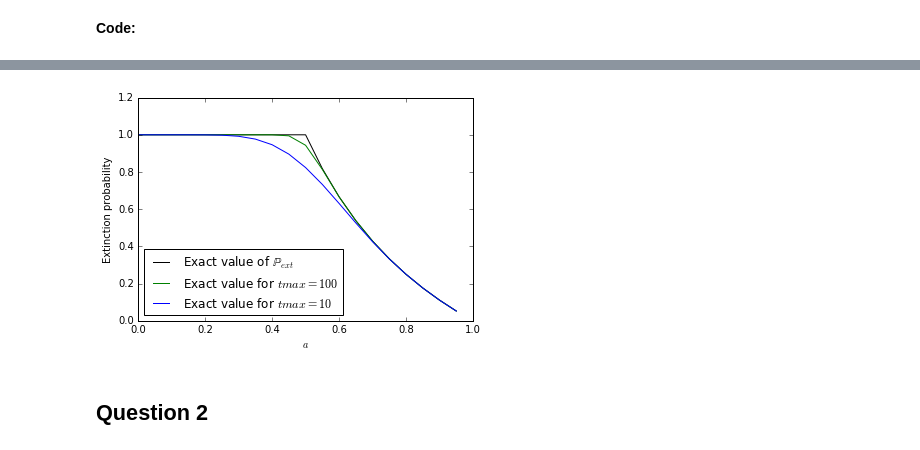
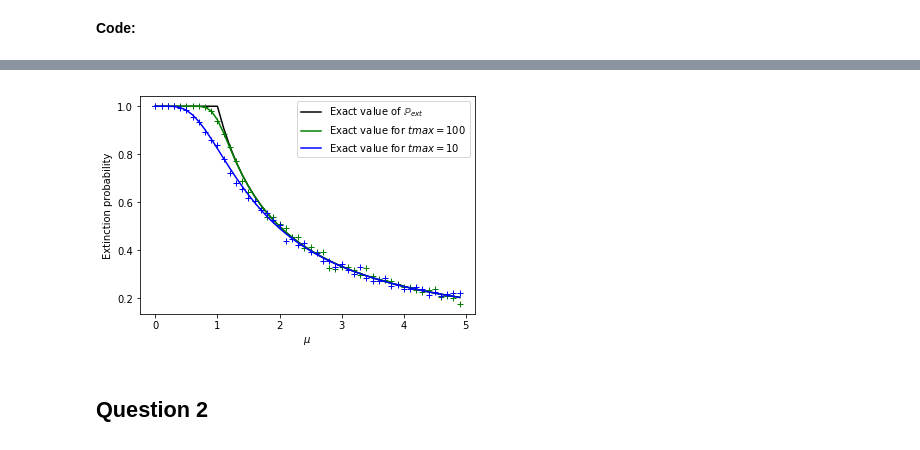
Before and after one commit to w2ak/INF674, a Jupyter notebook: 01-Galton-Watson-TP.ipynb, the cells around one changed output, grey strips where cells are left out. Drawn from its saved outputs; the diff is of its cells as text; code cells hidden in the pictures.

```diff
--- a/01-Galton-Watson-TP.ipynb
+++ b/01-Galton-Watson-TP.ipynb
@@ -458,9 +447,26 @@ $$\mathbb{P}_{ext} = \frac{1-\sqrt{1-4a(1-a)}}{2a}\text{is defined when }a>0\tex
 # %% [markdown]
 **Code:**
 # %%
-def pext_geo_exact(a):
+def geo_active_growth_ext(a, tmax=20):
+    p = random.geometric(a, tmax+1) - 2
+    p[0] = 1
+    return cumsum(p)
+
+def geo_estimate_extinction(tmax=20, n=1000):
+    shape = (n, tmax+1)
+    @vectorize
+    def ee(μ):
+        a = μ/(1+μ)
+        p = random.geometric(1.-a, size=shape) - 2
+        p[:,0] = ones(n,dtype=int)
+        p = cumsum(p, axis=1)
+        return sum(any(p <= 0, axis=1))/n
+    return ee
+
+def pext_geo_exact(μ):
     # return pext_bim_exact(2*a) # could do that but more operations
-    α = 1-sqrt(maximum(0.,1 - 4 * a * (1-a)))
+    a=μ/(1+μ)
+    α = 1-absolute(2*a-1)
     return divide(α,2*a)
 
 def geo_distr(a,trunc=100):
@@ -474,12 +480,14 @@ def geo_distr(a,trunc=100):
                        # unrealistic
     return p
 
-def geo_pop_after_t(a,trunc=100):
-    return pop_after_t(geo_distr(a,trunc=trunc),trunc=False)
+def geo_pop_after_t(μ,trunc=100):
+    a = μ/(1+μ)
+    return pop_after_t(geo_distr(a,trunc=trunc))
 
 def geometric_extinct_after(tmax=20,trunc=100):
     @vectorize
-    def aux(a):
-        p = geo_distr(a,trunc=trunc)
+    def aux(μ):
+        a = μ/(1+μ)
+        p = geo_distr(a,trunc=100)
         return extinct_after_t(p)(tmax)
     return aux
@@ -520,16 +494,17 @@ if 1: # really slow to compute when memoization has been reset
 # %%
-a = arange(0.,1.,0.05)
-
+a = arange(0.,5.,0.1)
 figure()
 plot(a, pext_geo_exact(a), 'k-', label='Exact value of $\mathbb{P}_{ext}$')
 plot(a, geometric_extinct_after(tmax=100)(a), 'g-', label='Exact value for $tmax=100$')
+plot(a, geo_estimate_extinction(tmax=100,n=1000)(a), 'g+')
 plot(a, geometric_extinct_after(tmax=10)(a), 'b-', label='Exact value for $tmax=10$')
-xlabel('$a$')
+plot(a, geo_estimate_extinction(tmax=10,n=1000)(a), 'b+')
+xlabel('$\mu$')
 ylabel('Extinction probability')
-legend(loc=3)
+legend(loc=1)
 show()
 # %% [output]
-[figure, old version]
+[figure, new version]
 # %% [markdown]
 ## Question 2
 # %% [markdown]
```
Also changed, not shown: parts of 21 cells of this notebook.
